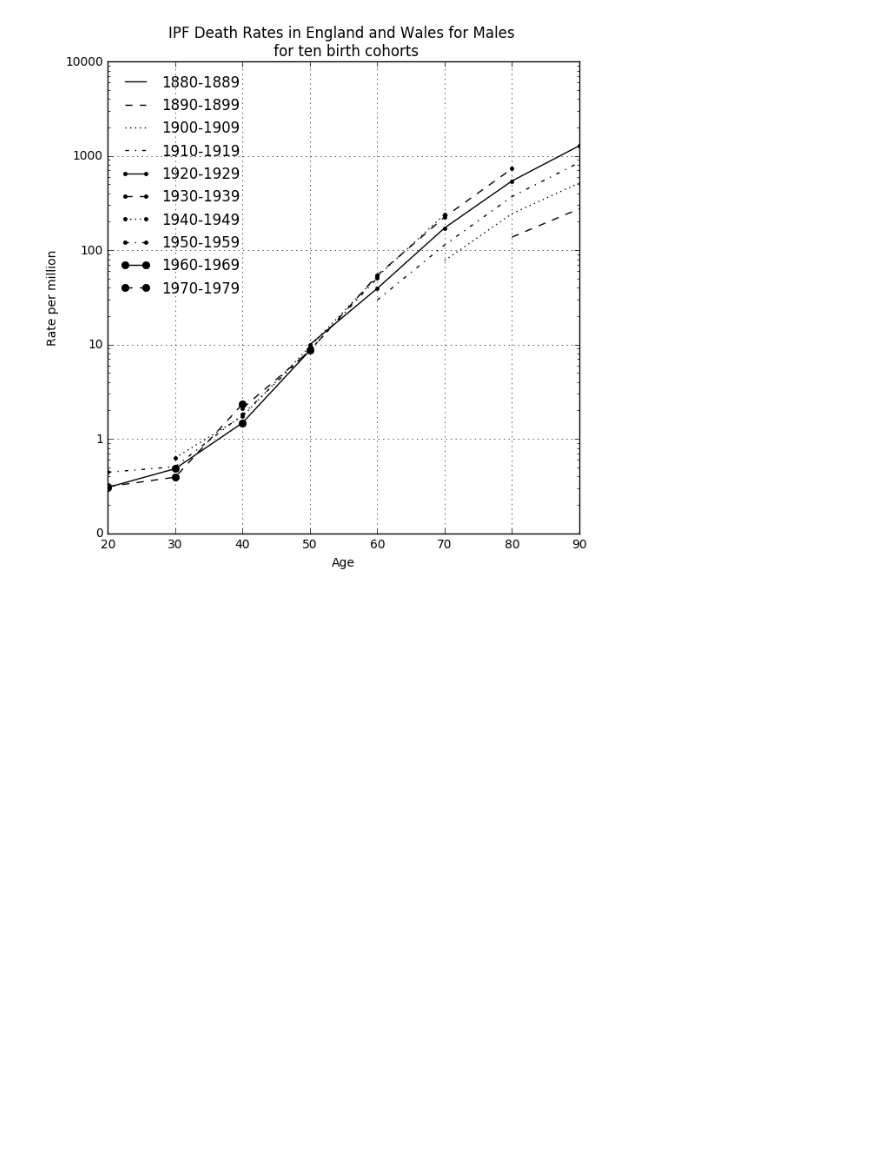
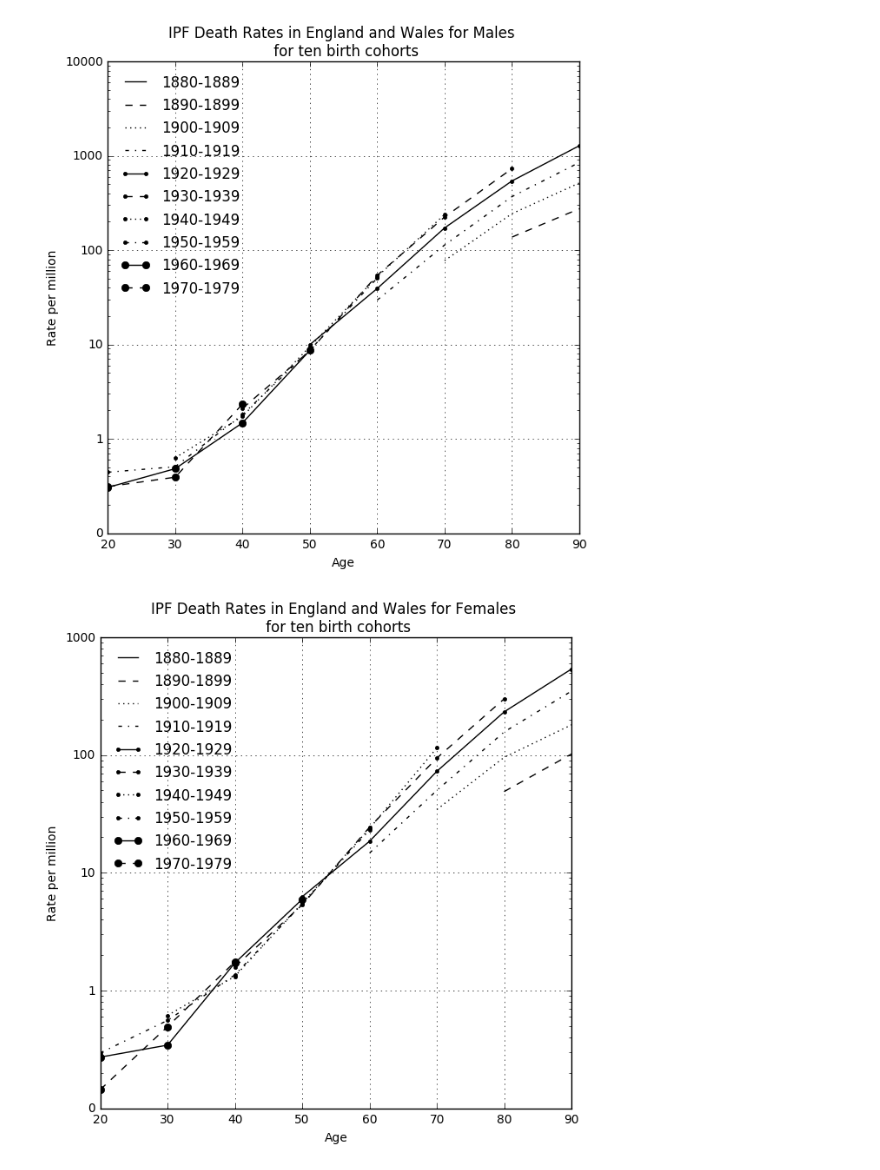
Before and after one commit to drcjar/pypf, a Jupyter notebook: notebooks/pypf_cohort_analysis.ipynb, the cells around one changed output. Saved outputs shown, nothing was run; the diff lists cells and outputs as text; code cells hidden in the pictures; blank space fills up the shorter version.

```diff
--- a/notebooks/pypf_cohort_analysis.ipynb
+++ b/notebooks/pypf_cohort_analysis.ipynb
@@ -91,3 +96,7 @@ black_and_white_mode() # winter bts doesn't support colour
 plot_cohort_age(df, mask['male-ipf-cohort'], 'IPF Death Rates in England and Wales for Males \n for ten birth cohorts')
 # %% [output]
 [figure]
+# %%
+plot_cohort_age(df, mask['female-ipf-cohort'], 'IPF Death Rates in England and Wales for Females \n for ten birth cohorts')
+# %% [output]
+[figure, added]
```
Also changed, not shown: parts of 5 cells of this notebook, 8 other files.
